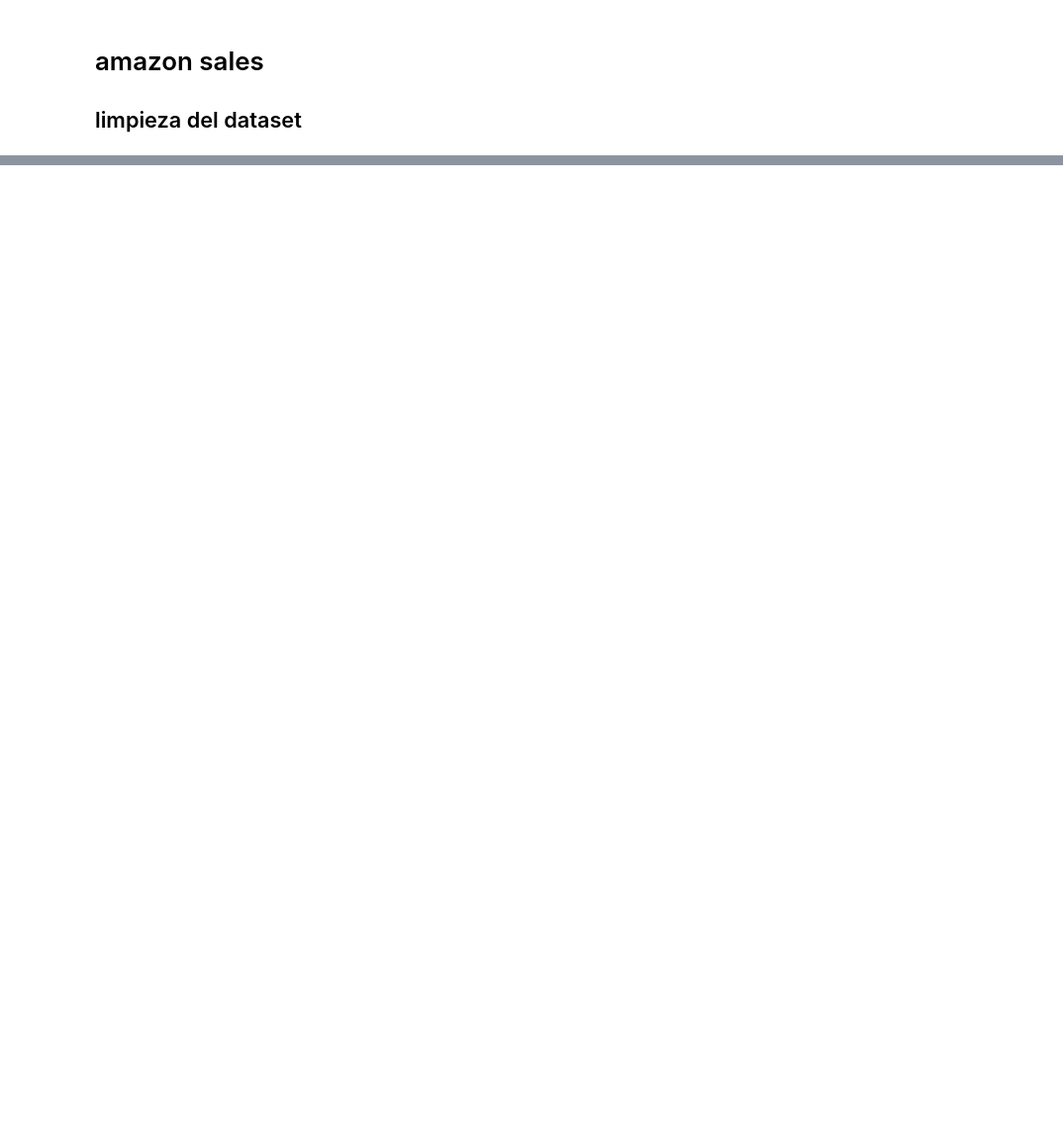
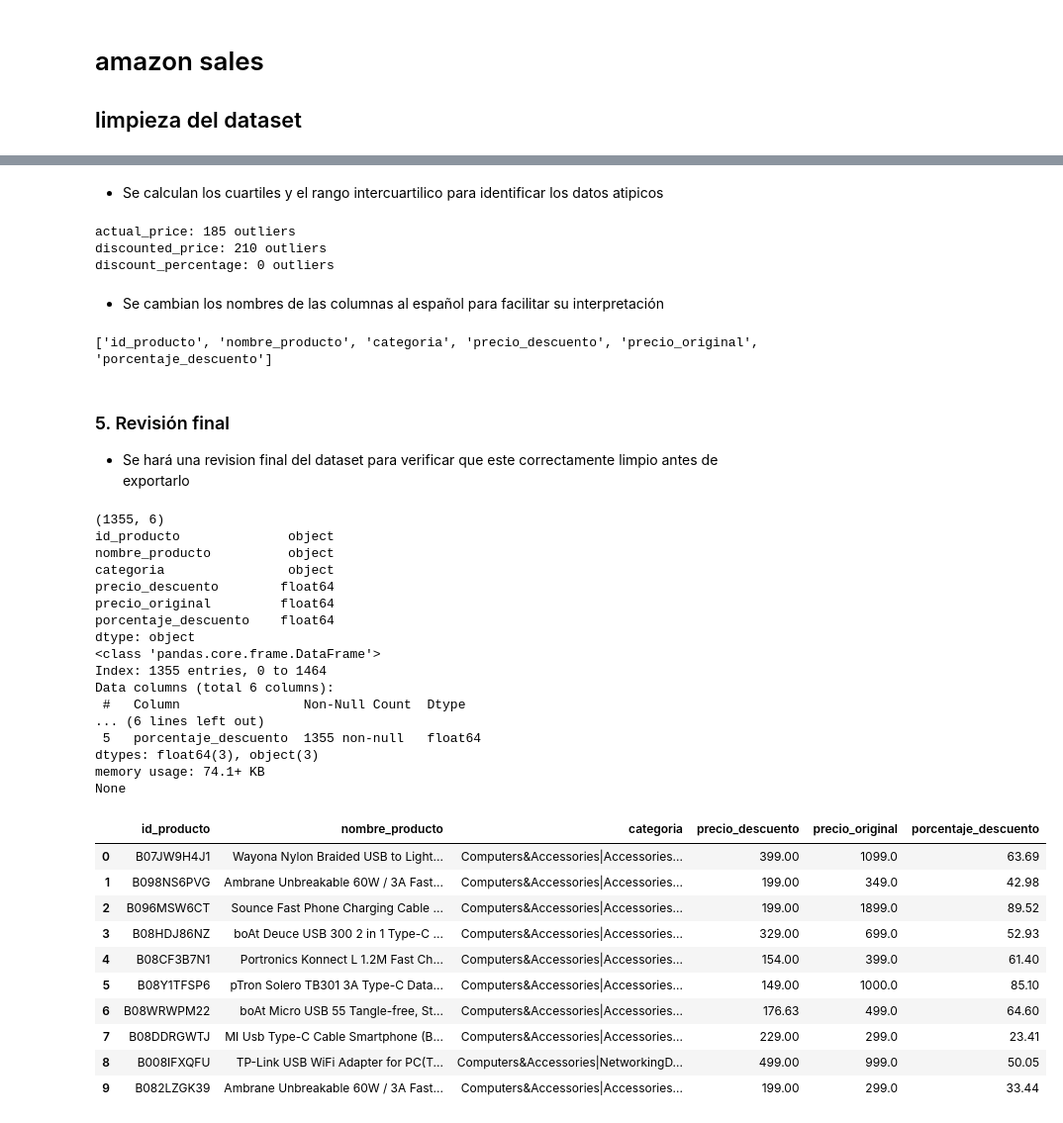
Before and after one commit to cvst1106-ux/Amazon-sales, a Jupyter notebook: limpieza_dataset.ipynb, the cells around one changed output, grey strips where cells are left out. Shown at 99% size. Cells and saved outputs as stored; diff of their text form; code cells hidden in the pictures; blank space fills up the shorter version.

```diff
--- a/limpieza_dataset.ipynb
+++ b/limpieza_dataset.ipynb
@@ -97,3 +101,7 @@ Filas tras dropna en embarked: 1463
 # %%
-df["discounted_price"].str.replace("₹","" ).str.replace(",", "").astype(float)
+df["discounted_price"] = df["discounted_price"].str.replace("₹","" ).str.replace(",", "").astype(float)
+df["actual_price"] = df["actual_price"].str.replace("₹","" ).str.replace(",", "").astype(float)
+df["discount_percentage"] = df["discount_percentage"].str.replace("%","" ).str.replace(",", "").astype(float)
+
+print(df[['actual_price', 'discounted_price', 'discount_percentage']].head() )
 # %% [output]
@@ -111,0 +116,4 @@ Name: discounted_price, Length: 1463, dtype: float64
+# %%
+df["real_discount"] = ((df["actual_price"] - df["discounted_price"]) / df["actual_price"] * 100).round(2)
+df["discount_percentage"] = df["real_discount"]
+df = df.drop(columns=["real_discount"])
@@ -113,0 +137,70 @@ df["category"].str.split("|")
+# %% [markdown]
+* Se calculan los cuartiles y el rango intercuartilico para identificar  los datos atipicos
+# %%
+columnas_numericas = ["actual_price", "discounted_price", "discount_percentage"]
+
+for col in columnas_numericas:
+    Q1 = df[col].quantile(0.25)
+    Q3 = df[col].quantile(0.75)
+    IQR = Q3 - Q1
+    limite_inf = Q1 - 1.5 * IQR
+    limite_sup = Q3 + 1.5 * IQR
+
+    outliers = df[(df[col] < limite_inf) | (df[col] > limite_sup)]
+
+    print(col + ":", len(outliers), "outliers")
+# %% [output]
+actual_price: 185 outliers
+discounted_price: 210 outliers
+discount_percentage: 0 outliers
+# %% [markdown]
+* Se cambian los nombres de las columnas al español para facilitar su interpretación
+# %%
+df = df.rename(columns={
+    "product_id": "id_producto",
+    "product_name": "nombre_producto",
+    "category": "categoria",
+    "actual_price": "precio_original",
+    "discounted_price": "precio_descuento",
+    "discount_percentage": "porcentaje_descuento"
+})
+print(df.columns.tolist())
+# %% [output]
+['id_producto', 'nombre_producto', 'categoria', 'precio_descuento', 'precio_original', 'porcentaje_descuento']
+# %% [markdown]
+### 5. Revisión final
+* Se hará una revision final del dataset para verificar que este correctamente limpio antes de exportarlo
+# %%
+print(df.shape)
+print(df.dtypes)
+print(df.info())
+display(df.head(10))
+# %% [output]
+(1355, 6)
+id_producto              object
+nombre_producto          object
+categoria                object
+precio_descuento        float64
+precio_original         float64
+porcentaje_descuento    float64
+dtype: object
+<class 'pandas.core.frame.DataFrame'>
+Index: 1355 entries, 0 to 1464
+Data columns (total 6 columns):
+ #   Column                Non-Null Count  Dtype
+... (6 lines left out)
+ 5   porcentaje_descuento  1355 non-null   float64
+dtypes: float64(3), object(3)
+memory usage: 74.1+ KB
+None
+|  | id_producto | nombre_producto | categoria | precio_descuento | precio_original | porcentaje_descuento |
+| 0 | B07JW9H4J1 | Wayona Nylon Braided USB to Light... | Computers&Accessories|Accessories... | 399.00 | 1099.0 | 63.69 |
+| 1 | B098NS6PVG | Ambrane Unbreakable 60W / 3A Fast... | Computers&Accessories|Accessories... | 199.00 | 349.0 | 42.98 |
+| 2 | B096MSW6CT | Sounce Fast Phone Charging Cable ... | Computers&Accessories|Accessories... | 199.00 | 1899.0 | 89.52 |
+| 3 | B08HDJ86NZ | boAt Deuce USB 300 2 in 1 Type-C ... | Computers&Accessories|Accessories... | 329.00 | 699.0 | 52.93 |
+| 4 | B08CF3B7N1 | Portronics Konnect L 1.2M Fast Ch... | Computers&Accessories|Accessories... | 154.00 | 399.0 | 61.40 |
+| 5 | B08Y1TFSP6 | pTron Solero TB301 3A Type-C Data... | Computers&Accessories|Accessories... | 149.00 | 1000.0 | 85.10 |
+| 6 | B08WRWPM22 | boAt Micro USB 55 Tangle-free, St... | Computers&Accessories|Accessories... | 176.63 | 499.0 | 64.60 |
+| 7 | B08DDRGWTJ | MI Usb Type-C Cable Smartphone (B... | Computers&Accessories|Accessories... | 229.00 | 299.0 | 23.41 |
+| 8 | B008IFXQFU | TP-Link USB WiFi Adapter for PC(T... | Computers&Accessories|NetworkingD... | 499.00 | 999.0 | 50.05 |
+| 9 | B082LZGK39 | Ambrane Unbreakable 60W / 3A Fast... | Computers&Accessories|Accessories... | 199.00 | 299.0 | 33.44 |
```
Also changed, not shown: parts of 18 cells of this notebook.
